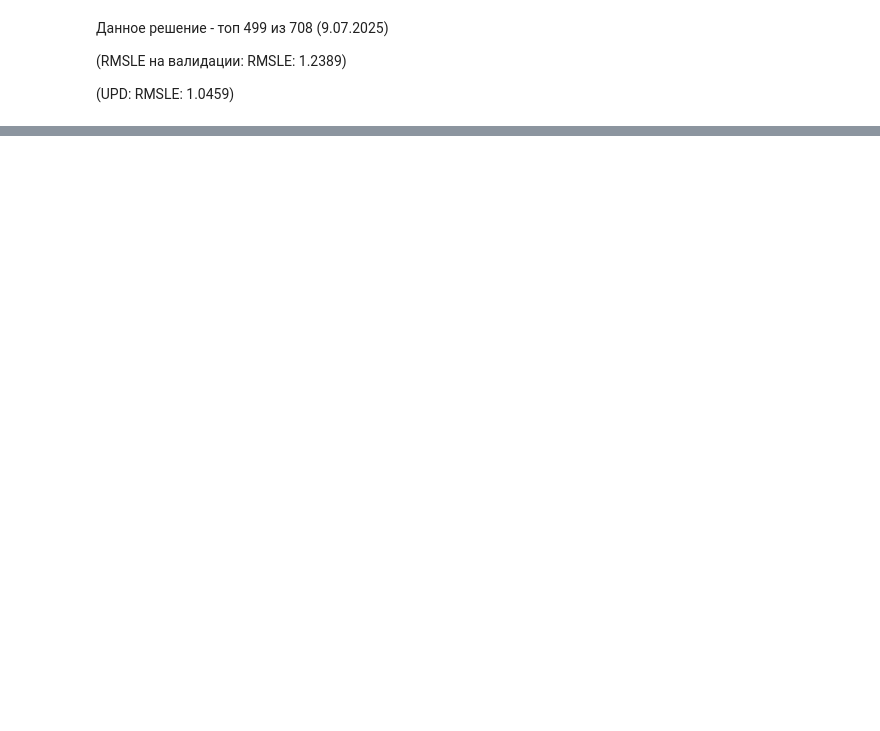
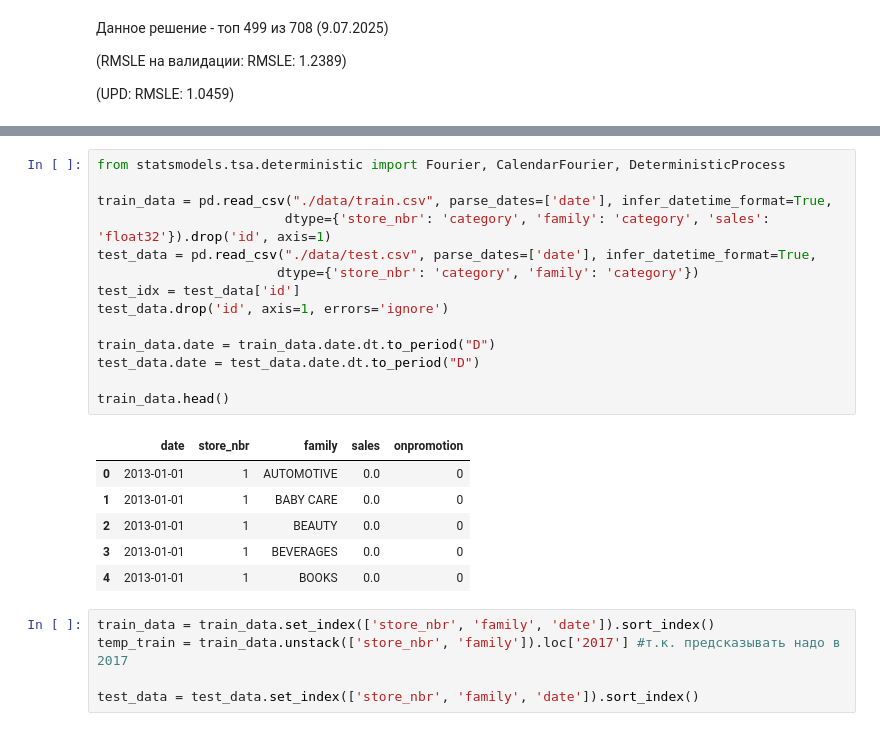
Before and after one commit to haritonn/sales_prediction, a Jupyter notebook: sales_prediction.ipynb, the cells around one changed output, grey strips where cells are left out. Drawn from its saved outputs; the diff is of its cells as text; blank space fills up the shorter version.

```diff
--- a/sales_prediction.ipynb
+++ b/sales_prediction.ipynb
@@ -205,0 +282,26 @@ sub.to_csv('456.csv', index=False)
+# %%
+from statsmodels.tsa.deterministic import Fourier, CalendarFourier, DeterministicProcess
+
+train_data = pd.read_csv("./data/train.csv", parse_dates=['date'], infer_datetime_format=True,
+                        dtype={'store_nbr': 'category', 'family': 'category', 'sales': 'float32'}).drop('id', axis=1)
+test_data = pd.read_csv("./data/test.csv", parse_dates=['date'], infer_datetime_format=True,
+                       dtype={'store_nbr': 'category', 'family': 'category'})
+test_idx = test_data['id']
+test_data.drop('id', axis=1, errors='ignore')
+
+train_data.date = train_data.date.dt.to_period("D")
+test_data.date = test_data.date.dt.to_period("D")
+
+train_data.head()
+# %% [output]
+|  | date | store_nbr | family | sales | onpromotion |
+| 0 | 2013-01-01 | 1 | AUTOMOTIVE | 0.0 | 0 |
+| 1 | 2013-01-01 | 1 | BABY CARE | 0.0 | 0 |
+| 2 | 2013-01-01 | 1 | BEAUTY | 0.0 | 0 |
+| 3 | 2013-01-01 | 1 | BEVERAGES | 0.0 | 0 |
+| 4 | 2013-01-01 | 1 | BOOKS | 0.0 | 0 |
+# %%
+train_data = train_data.set_index(['store_nbr', 'family', 'date']).sort_index()
+temp_train = train_data.unstack(['store_nbr', 'family']).loc['2017'] #т.к. предсказывать надо в 2017
+
+test_data = test_data.set_index(['store_nbr', 'family', 'date']).sort_index()
```
Also changed, not shown: parts of 35 cells of this notebook.
